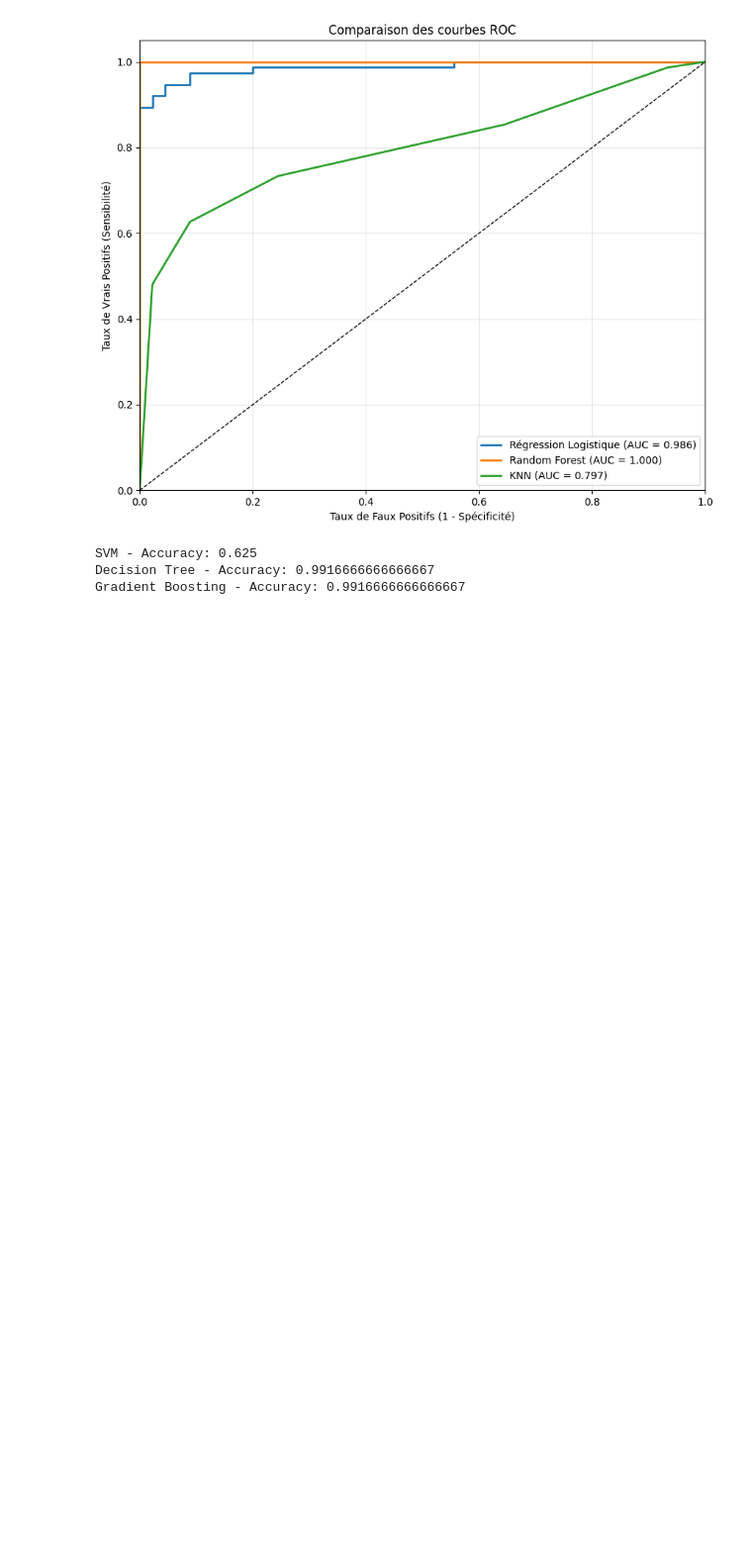
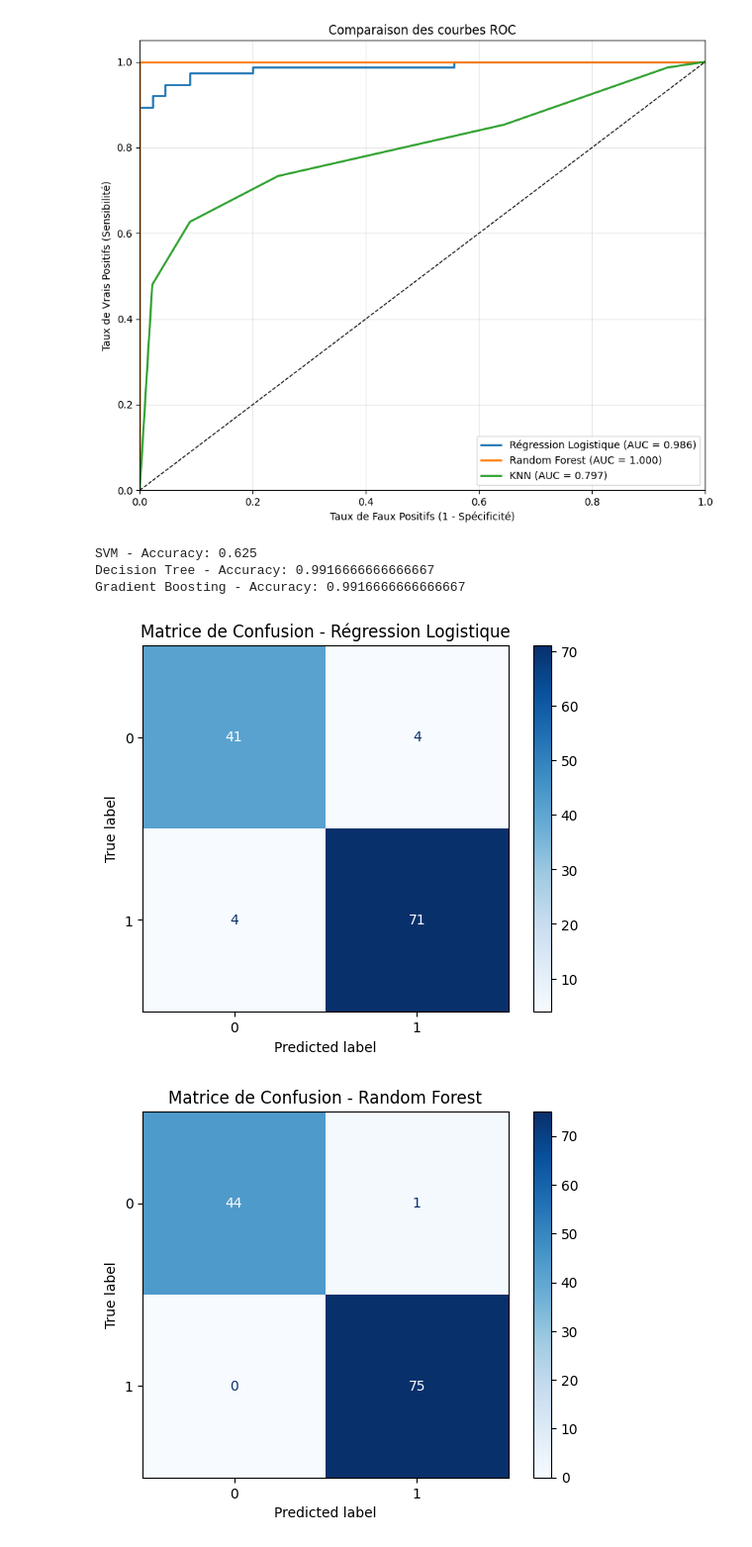
Before and after one commit to hepi1911/ML, a Jupyter notebook: Project_Machine_Learning.ipynb, the cells around one changed output. Shown at 99% size. Cells and saved outputs as stored; diff of their text form; code cells hidden in the pictures; blank space fills up the shorter version.

```diff
--- a/Project_Machine_Learning.ipynb
+++ b/Project_Machine_Learning.ipynb
@@ -917,0 +929,6 @@ roc_auc_rf = auc(fpr_rf, tpr_rf)
+# %%
+model = RandomForestClassifier()
+kfold = KFold(n_splits=5, shuffle=True, random_state=42)
+scores = cross_val_score(model, X, y, cv=kfold, scoring='f1')
+print("Cross-validation scores:", scores)
+print("Average accuracy:", scores.mean())
@@ -1019,3 +1039,23 @@ print("Gradient Boosting - Accuracy:", accuracy_score(y_test, y_pred_gb))
 SVM - Accuracy: 0.625
 Decision Tree - Accuracy: 0.9916666666666667
 Gradient Boosting - Accuracy: 0.9916666666666667
+# %%
+# Fonction pour afficher la matrice de confusion
+def plot_confusion_matrix(model, X_test, y_test, model_name):
+    y_pred = model.predict(X_test)
+    cm = confusion_matrix(y_test, y_pred)
+    disp = ConfusionMatrixDisplay(confusion_matrix=cm, display_labels=model.classes_)
+    disp.plot(cmap=plt.cm.Blues)
+    plt.title(f'Matrice de Confusion - {model_name}')
+    plt.show()
+
+# Afficher les matrices de confusion pour chaque modèle
+plot_confusion_matrix(model_lr, X_test, y_test, 'Régression Logistique')
+plot_confusion_matrix(rf_model, X_test_scaled, y_test, 'Random Forest')
+plot_confusion_matrix(model_knn, X_test, y_test, 'KNN')
+plot_confusion_matrix(svm_model, X_test, y_test, 'SVM')
+plot_confusion_matrix(dt_model, X_test, y_test, 'Decision Tree')
+plot_confusion_matrix(gb_model, X_test, y_test, 'Gradient Boosting')
+# %% [output]
+[figure, added]
+[figure, added]
```
Also changed, not shown: parts of 7 cells of this notebook.
